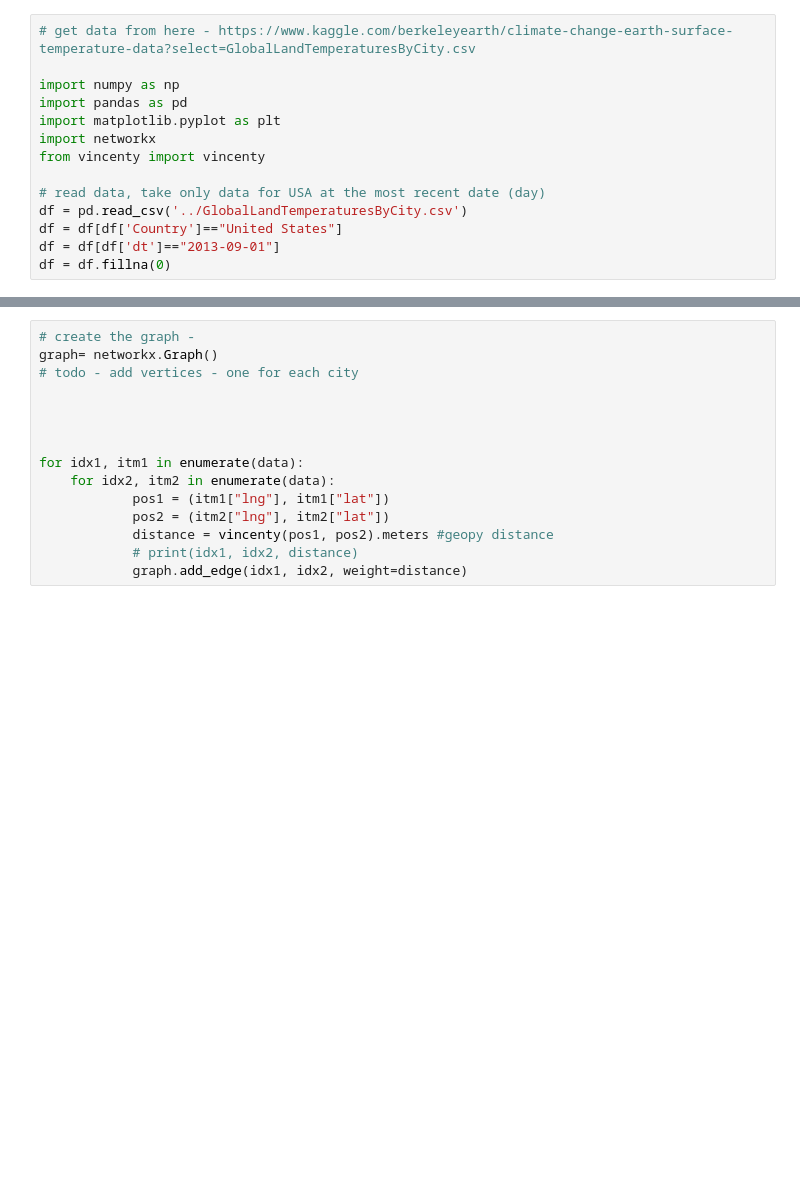
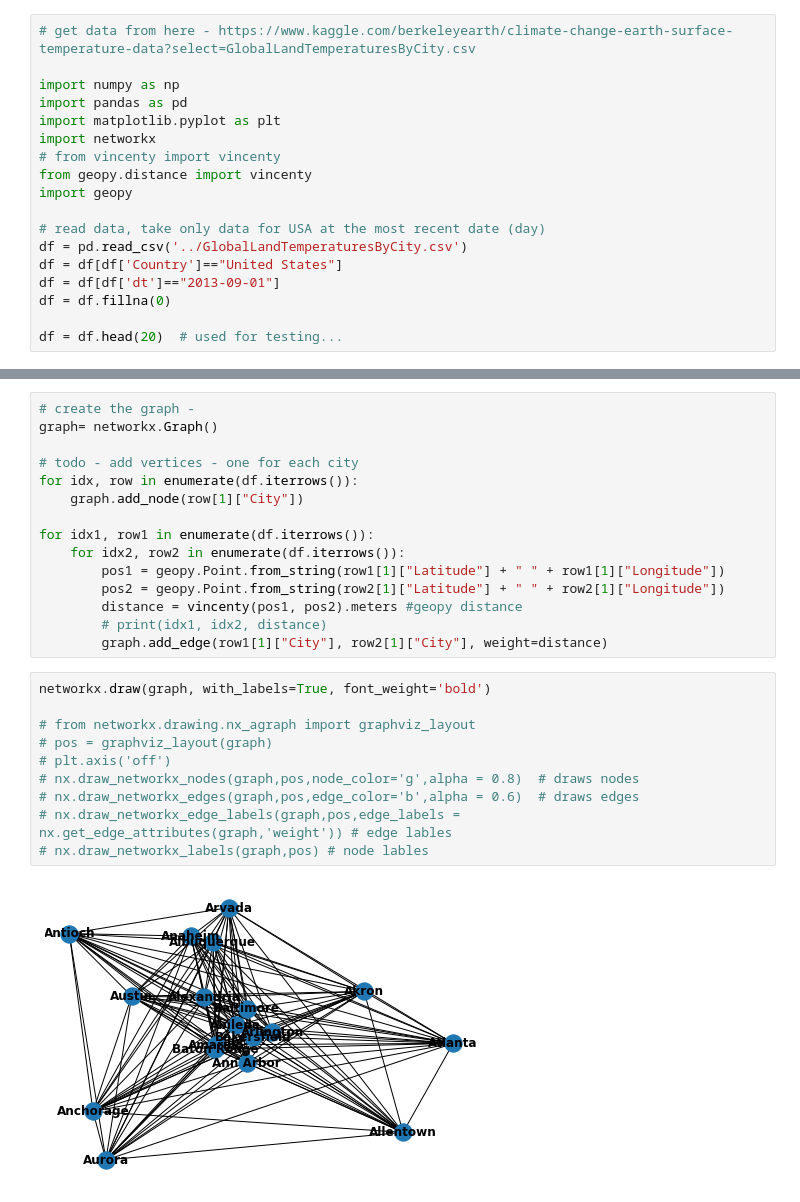
Before and after one commit to asafkar/weather_predict, a Jupyter notebook: weather.ipynb, the cells around one changed output, grey strips where cells are left out. Cells and saved outputs as stored; diff of their text form; blank space fills up the shorter version.

Commit message:
added df to graph

```diff
--- a/weather.ipynb
+++ b/weather.ipynb
@@ -31,10 +29,14 @@ import numpy as np
 import pandas as pd
 import matplotlib.pyplot as plt
 import networkx
-from vincenty import vincenty
+# from vincenty import vincenty
+from geopy.distance import vincenty
+import geopy
 
 # read data, take only data for USA at the most recent date (day)
 df = pd.read_csv('../GlobalLandTemperaturesByCity.csv')
 df = df[df['Country']=="United States"]
 df = df[df['dt']=="2013-09-01"]
 df = df.fillna(0)
+
+df = df.head(20)  # used for testing...
@@ -50,15 +43,27 @@ df.head()
 # %%
 # create the graph -
 graph= networkx.Graph()
+
 # todo - add vertices - one for each city
+for idx, row in enumerate(df.iterrows()):
+    graph.add_node(row[1]["City"])
 
-
-
-
-for idx1, itm1 in enumerate(data):
-    for idx2, itm2 in enumerate(data):
-            pos1 = (itm1["lng"], itm1["lat"])
-            pos2 = (itm2["lng"], itm2["lat"])
-            distance = vincenty(pos1, pos2).meters #geopy distance
-            # print(idx1, idx2, distance)
-            graph.add_edge(idx1, idx2, weight=distance)
+for idx1, row1 in enumerate(df.iterrows()):
+    for idx2, row2 in enumerate(df.iterrows()):
+        pos1 = geopy.Point.from_string(row1[1]["Latitude"] + " " + row1[1]["Longitude"])
+        pos2 = geopy.Point.from_string(row2[1]["Latitude"] + " " + row2[1]["Longitude"])
+        distance = vincenty(pos1, pos2).meters #geopy distance
+        # print(idx1, idx2, distance)
+        graph.add_edge(row1[1]["City"], row2[1]["City"], weight=distance)
+# %%
+networkx.draw(graph, with_labels=True, font_weight='bold')
+
+# from networkx.drawing.nx_agraph import graphviz_layout
+# pos = graphviz_layout(graph)
+# plt.axis('off')
+# nx.draw_networkx_nodes(graph,pos,node_color='g',alpha = 0.8)  # draws nodes
+# nx.draw_networkx_edges(graph,pos,edge_color='b',alpha = 0.6)  # draws edges
+# nx.draw_networkx_edge_labels(graph,pos,edge_labels = nx.get_edge_attributes(graph,'weight')) # edge lables
+# nx.draw_networkx_labels(graph,pos) # node lables
+# %% [output]
+[figure, added]
```
Also changed, not shown: parts of 2 cells of this notebook.
